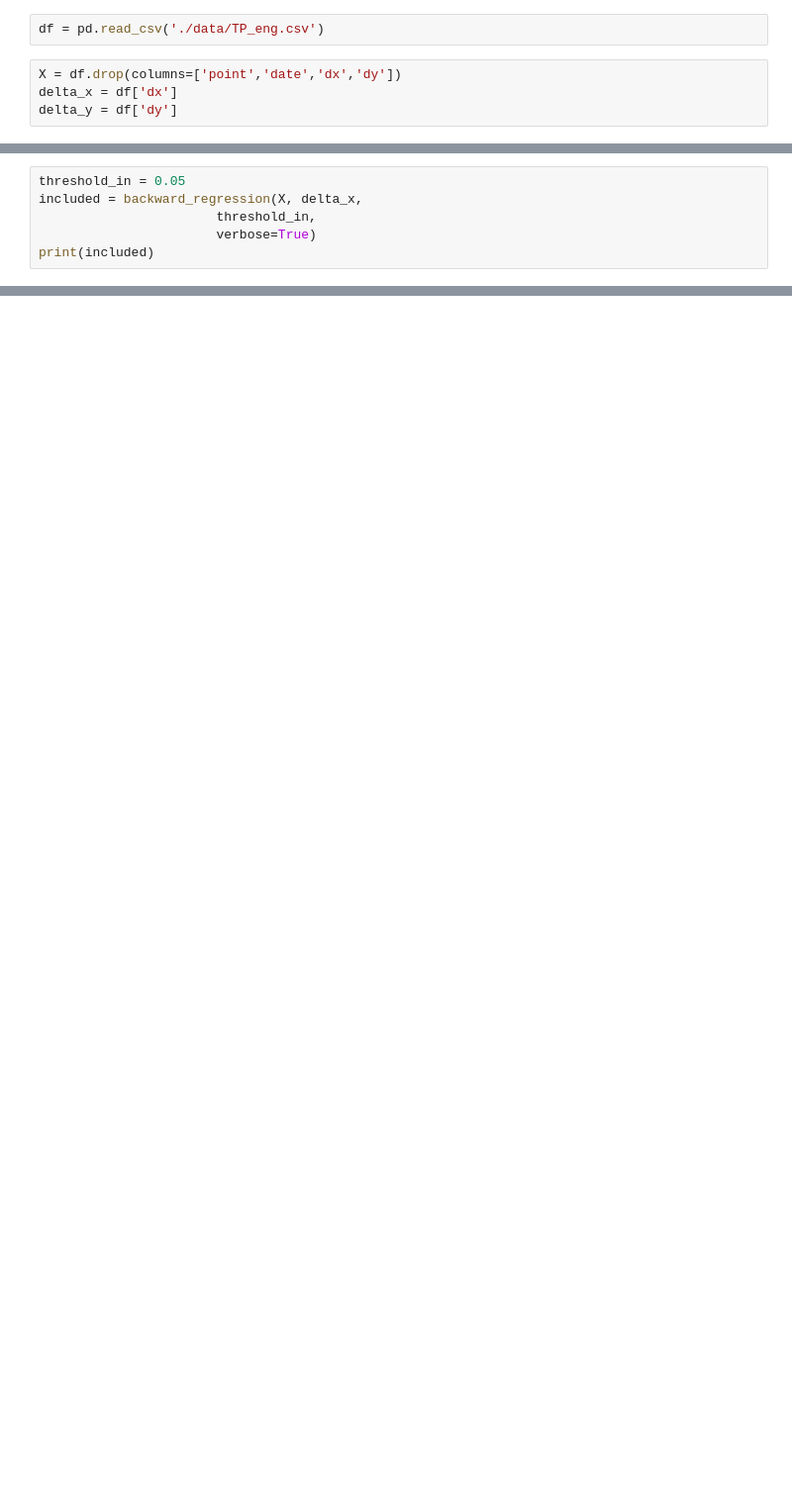
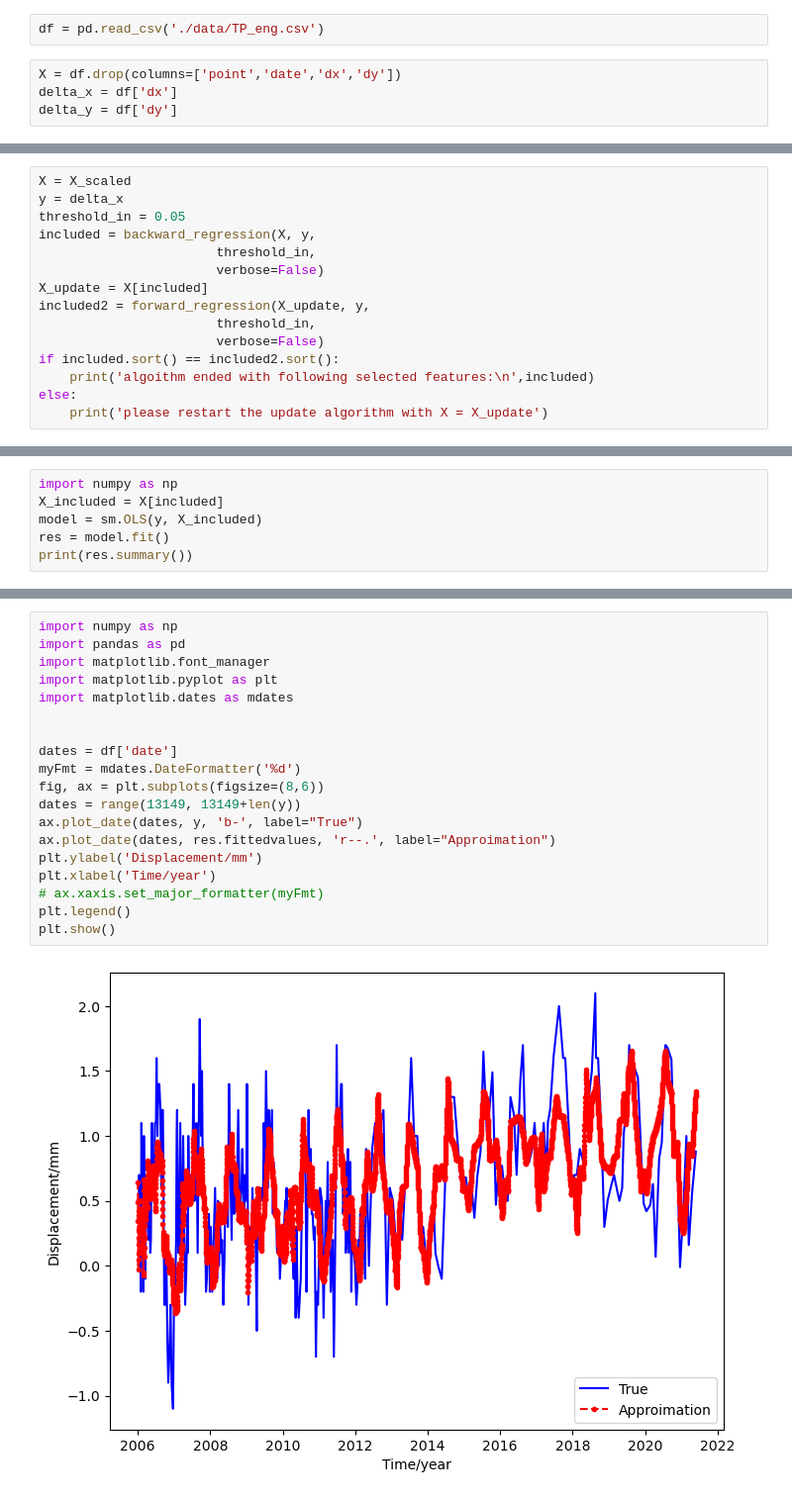
Before and after one commit to Liuxy94/stepwise-regression, a Jupyter notebook: code/stepwise regression.ipynb, the cells around one changed output, grey strips where cells are left out. Shown at 99% size. Drawn from its saved outputs; the diff is of its cells as text; blank space fills up the shorter version.

```diff
--- a/code/stepwise regression.ipynb
+++ b/code/stepwise regression.ipynb
@@ -59,7 +72,16 @@ delta_y = df['dy']
 # %%
+X = X_scaled
+y = delta_x
 threshold_in = 0.05
-included = backward_regression(X, delta_x,
+included = backward_regression(X, y,
                        threshold_in,
-                       verbose=True)
-print(included)
+                       verbose=False)
+X_update = X[included]
+included2 = forward_regression(X_update, y,
+                       threshold_in,
+                       verbose=False)
+if included.sort() == included2.sort():
+    print('algoithm ended with following selected features:\n',included)
+else:
+    print('please restart the update algorithm with X = X_update')
 # %% [output]
@@ -87,0 +92,6 @@ Add  T20                            with p-value 0.00916981
+# %%
+import numpy as np
+X_included = X[included]
+model = sm.OLS(y, X_included)
+res = model.fit()
+print(res.summary())
@@ -87,0 +116,21 @@ Add  T20                            with p-value 0.00916981
+# %%
+import numpy as np
+import pandas as pd
+import matplotlib.font_manager
+import matplotlib.pyplot as plt
+import matplotlib.dates as mdates
+
+
+dates = df['date']
+myFmt = mdates.DateFormatter('%d')
+fig, ax = plt.subplots(figsize=(8,6))
+dates = range(13149, 13149+len(y))
+ax.plot_date(dates, y, 'b-', label="True")
+ax.plot_date(dates, res.fittedvalues, 'r--.', label="Approimation")
+plt.ylabel('Displacement/mm')
+plt.xlabel('Time/year')
+# ax.xaxis.set_major_formatter(myFmt)
+plt.legend()
+plt.show()
+# %% [output]
+[figure, added]
```
Also changed, not shown: parts of 19 cells of this notebook, 1 other file.
